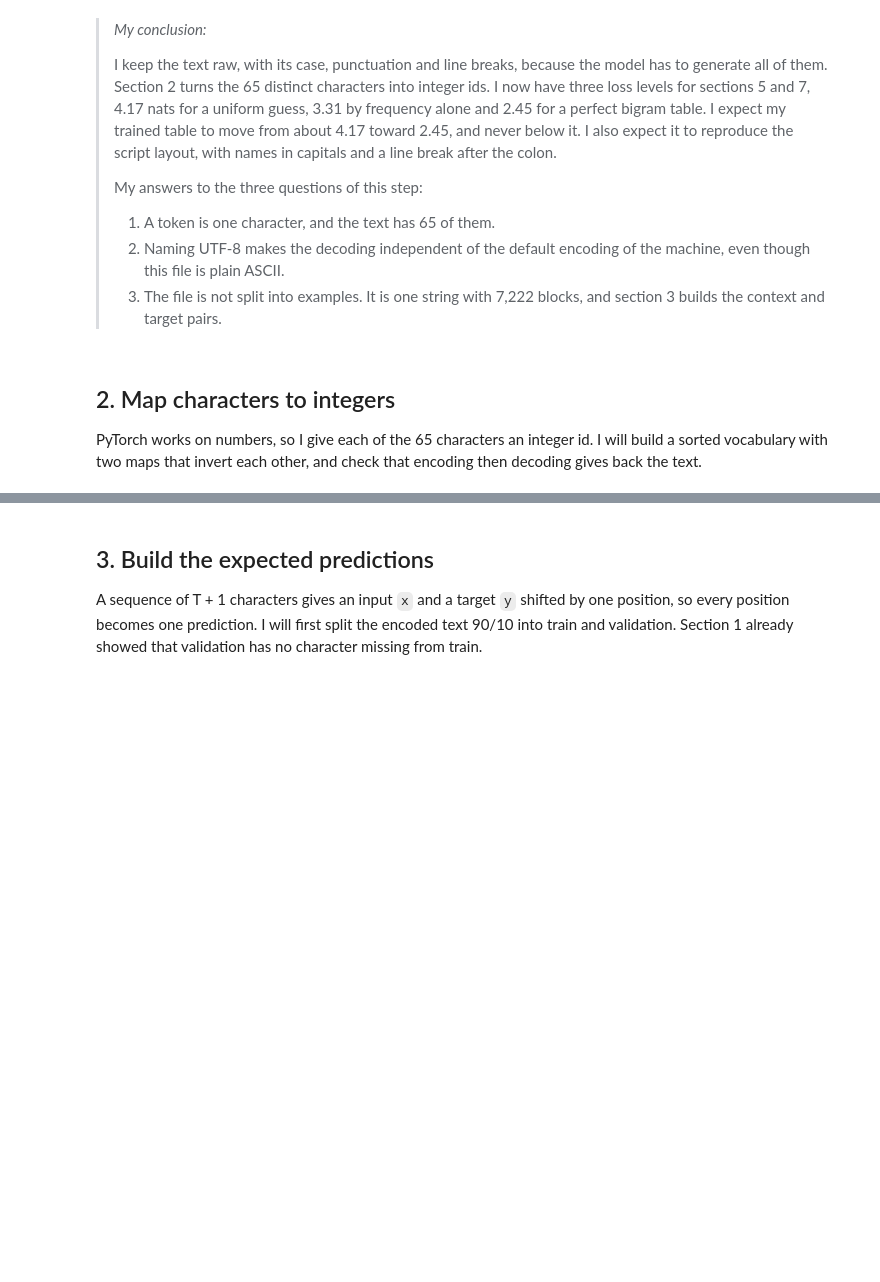
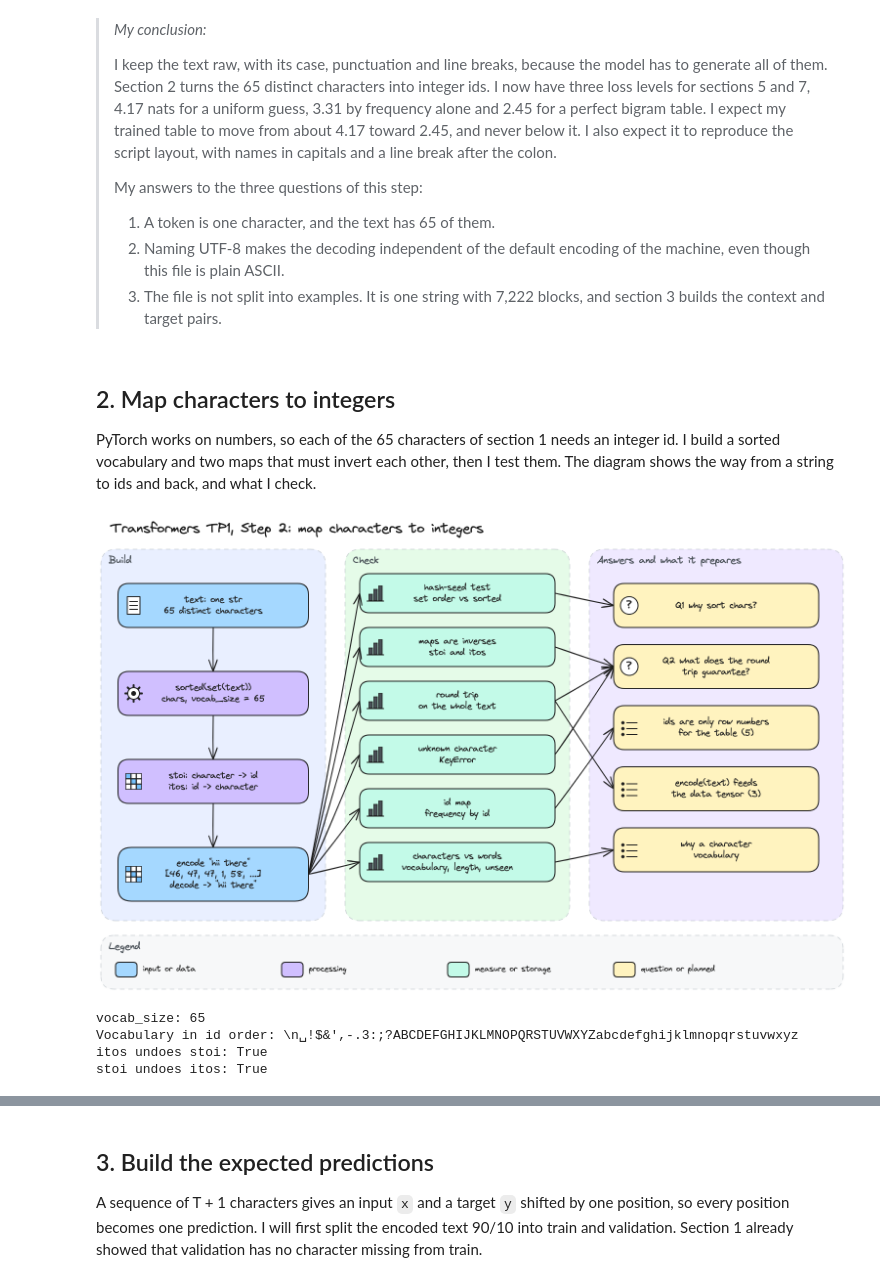
Before and after one commit to mcrayssac/ING3_IAA_GB_NLP, a Jupyter notebook: TP1_transformers.ipynb, the cells around one changed output, grey strips where cells are left out. Cells and saved outputs as stored; diff of their text form; code cells hidden in the pictures; blank space fills up the shorter version.

Commit message:
TP1 transformers step 2

```diff
--- a/TP1_transformers.ipynb
+++ b/TP1_transformers.ipynb
@@ -429,4 +429,26 @@ The points stay close to the diagonal, so both parts use most characters with al
 # %% [markdown]
 ## 2. Map characters to integers
 
-PyTorch works on numbers, so I give each of the 65 characters an integer id. I will build a sorted vocabulary with two maps that invert each other, and check that encoding then decoding gives back the text.
+PyTorch works on numbers, so each of the 65 characters of section 1 needs an integer id. I build a sorted vocabulary and two maps that must invert each other, then I test them. The diagram shows the way from a string to ids and back, and what I check.
+# %%
+# Step 2 diagram: vocabulary, maps, encode and decode, and the checks behind my answers.
+display(Image(filename='diagrams/transformers/tp1_step2.png', width=900))
+# %% [output]
+[figure, added]
+# %%
+# Vocabulary: the distinct characters of the text, sorted and numbered, then the two maps.
+chars = sorted(list(set(text)))
+vocab_size = len(chars)
+
+stoi = {ch: i for i, ch in enumerate(chars)}
+itos = {i: ch for i, ch in enumerate(chars)}
+
+print(f'vocab_size: {vocab_size}')
+print(f'Vocabulary in id order: {"".join(shown(ch) for ch in chars)}')
+print(f'itos undoes stoi: {all(itos[stoi[ch]] == ch for ch in chars)}')
+print(f'stoi undoes itos: {all(stoi[itos[i]] == i for i in range(vocab_size))}')
+# %% [output]
+vocab_size: 65
+Vocabulary in id order: \n␣!$&',-.3:;?ABCDEFGHIJKLMNOPQRSTUVWXYZabcdefghijklmnopqrstuvwxyz
+itos undoes stoi: True
+stoi undoes itos: True
```
Also changed, not shown: parts of 13 cells of this notebook, 4 other files.
